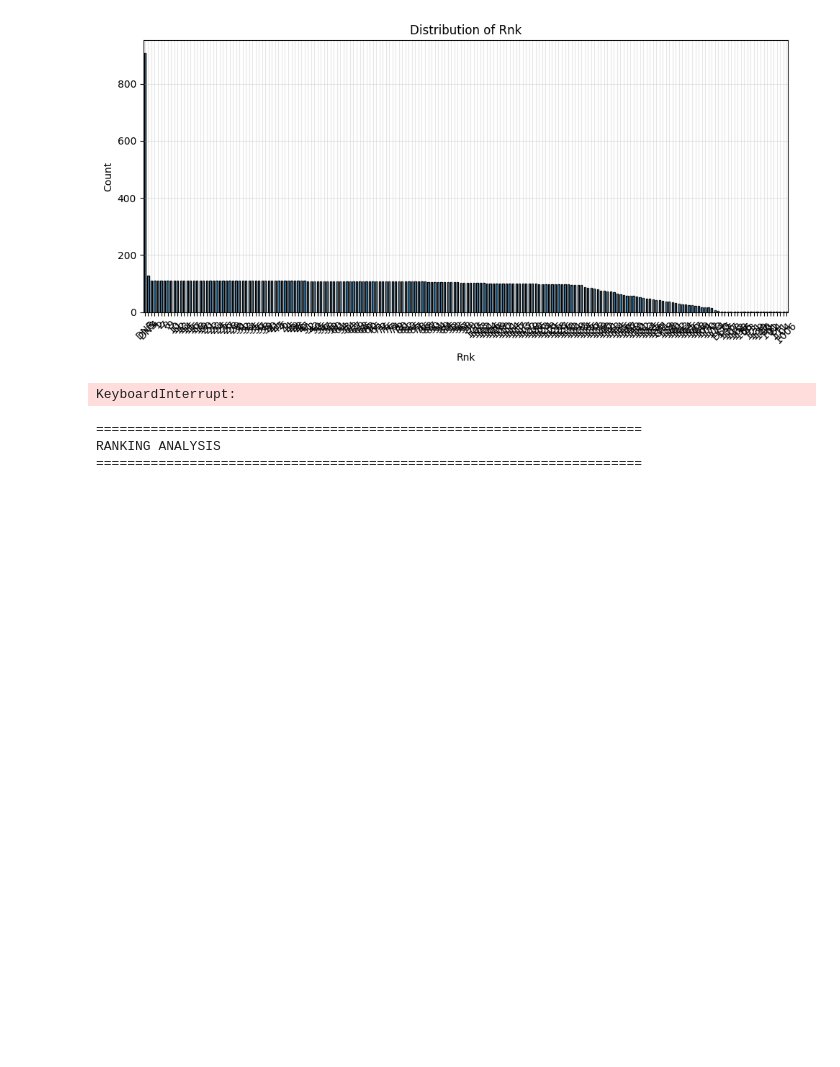
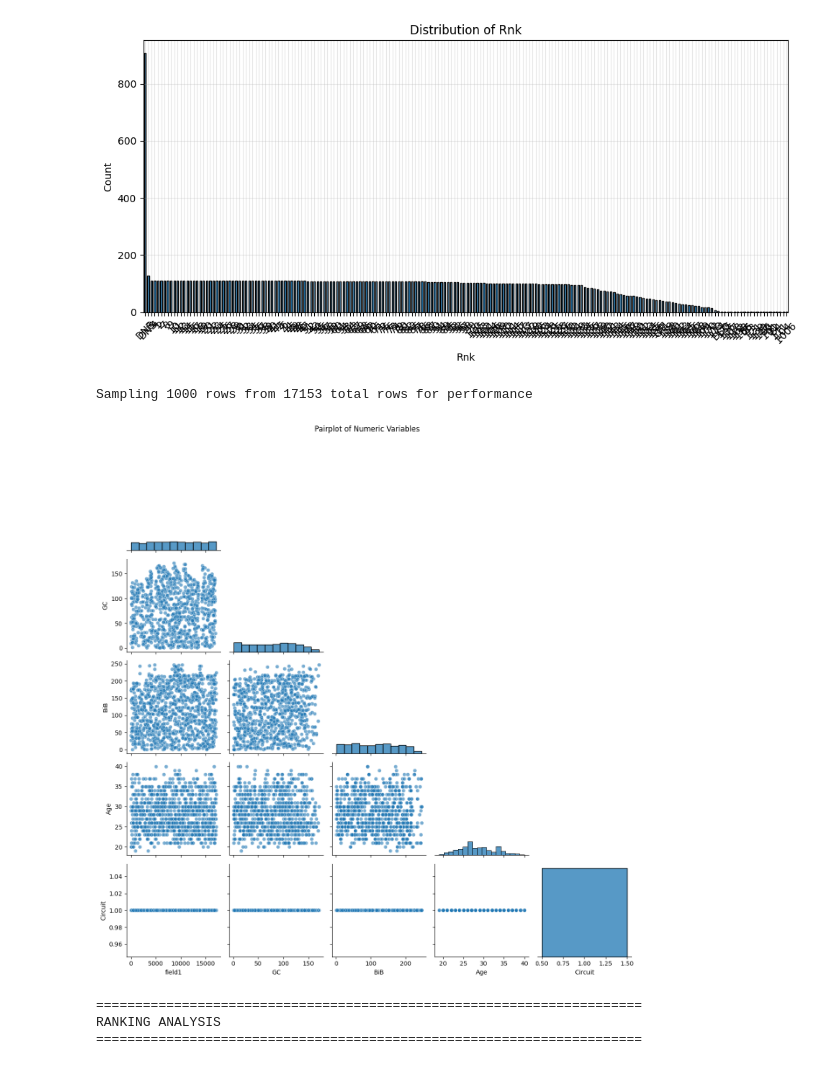
Before and after one commit to BuckInVoid/DataScienceZuyd, a Jupyter notebook: Assignments/Week2assignment2.ipynb, the cells around one changed output. Drawn from its saved outputs; the diff is of its cells as text; code cells hidden in the pictures; blank space fills up the shorter version.

```diff
--- a/Assignments/Week2assignment2.ipynb
+++ b/Assignments/Week2assignment2.ipynb
@@ -117,13 +117,27 @@ else:
 # %%
 # Visualization 3: Pairplot (relationships between variables)
 numeric_df = df.select_dtypes(include=['int64', 'float64'])
+
 if len(numeric_df.columns) >= 2:
-    sns.pairplot(numeric_df, corner=True)
+    # Limit to first 5 numeric columns and sample data if dataset is large
+    cols_to_plot = numeric_df.columns[:5]
+
+    if len(df) > 1000:
+        # Sample 1000 rows if dataset is too large
+        sample_df = numeric_df[cols_to_plot].sample(n=1000, random_state=42)
+        print(f"Sampling 1000 rows from {len(df)} total rows for performance")
+    else:
+        sample_df = numeric_df[cols_to_plot]
+
+    sns.pairplot(sample_df, corner=True, diag_kind='hist', plot_kws={'alpha': 0.6})
+    plt.suptitle('Pairplot of Numeric Variables', y=1.02)
+    plt.tight_layout()
     plt.show()
 else:
     print("Not enough numeric columns for pairplot")
 # %% [output]
-KeyboardInterrupt:
+Sampling 1000 rows from 17153 total rows for performance
+[figure, added]
 # %%
 # Visualization 5: Ranking Analysis
 print("="*70)
```
Also changed, not shown: 4 other files.
